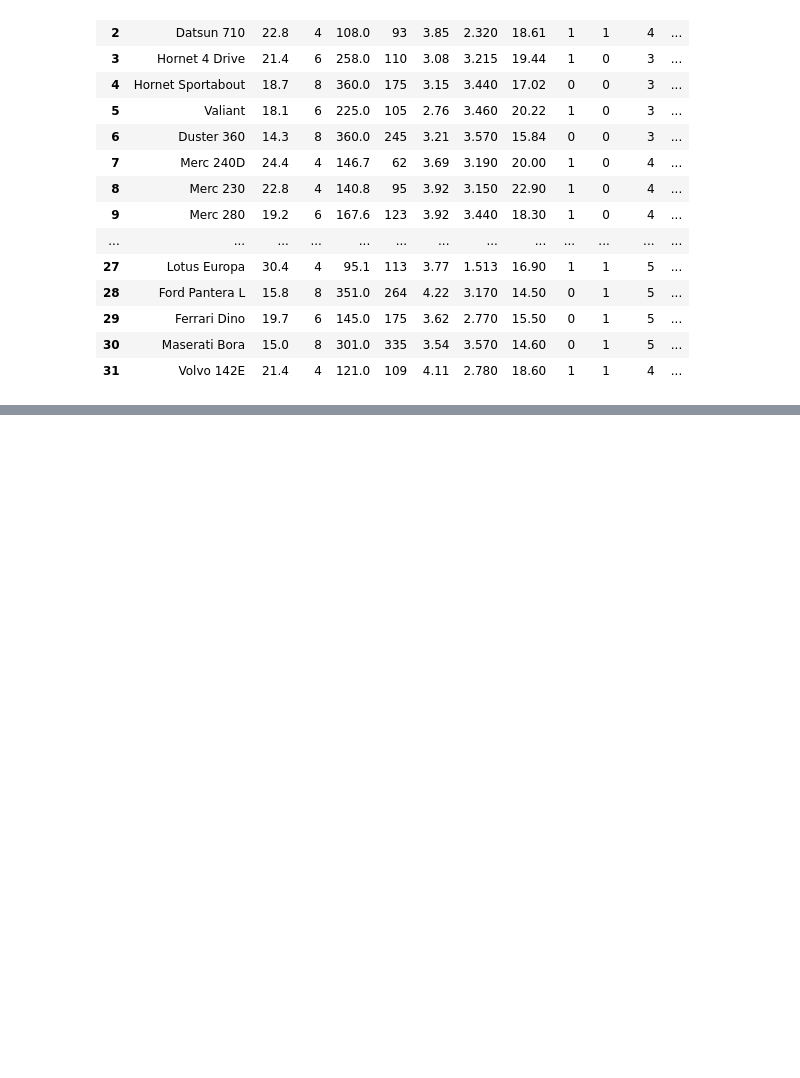
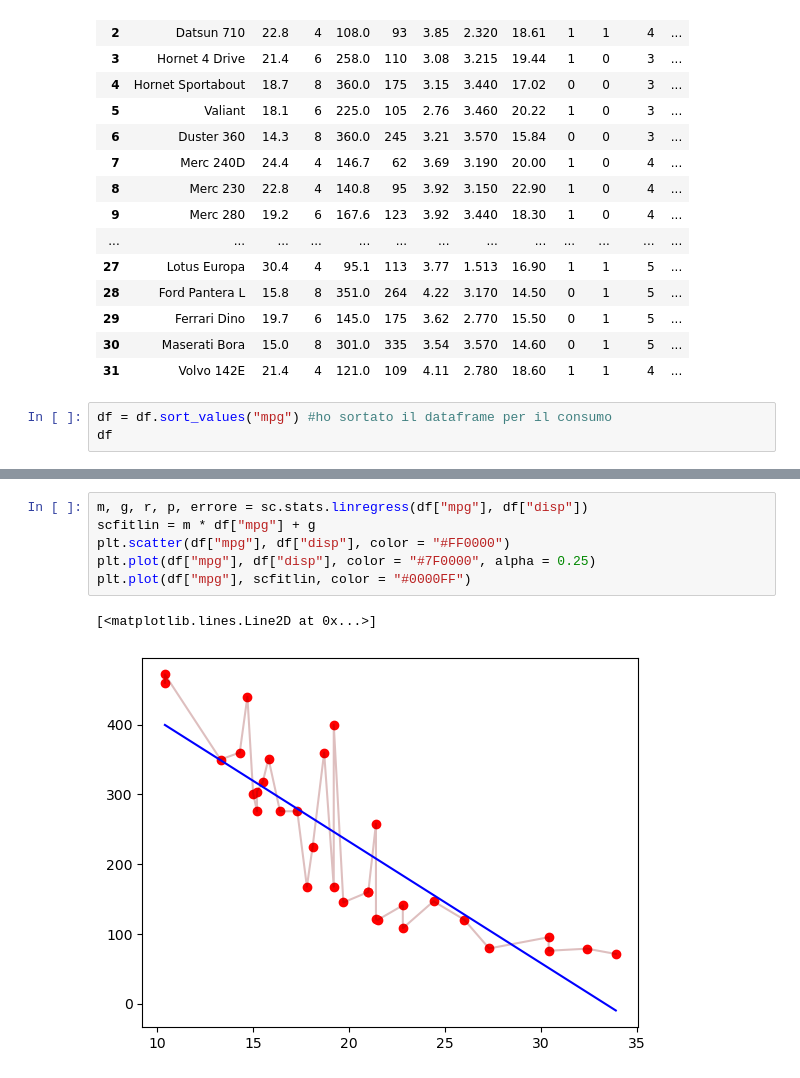
Before and after one commit to FlakpanzerVCoelian/Programming_LAB_II, a Jupyter notebook: 6_Esercizi_lez_6.ipynb, the cells around one changed output, grey strips where cells are left out. Cells and saved outputs as stored; diff of their text form; blank space fills up the shorter version.

```diff
--- a/6_Esercizi_lez_6.ipynb
+++ b/6_Esercizi_lez_6.ipynb
@@ -82,3 +128,6 @@ df
 | 29 | Ferrari Dino | 19.7 | 6 | 145.0 | 175 | 3.62 | 2.770 | 15.50 | 0 | 1 | 5 | ... |
 | 30 | Maserati Bora | 15.0 | 8 | 301.0 | 335 | 3.54 | 3.570 | 14.60 | 0 | 1 | 5 | ... |
 | 31 | Volvo 142E | 21.4 | 4 | 121.0 | 109 | 4.11 | 2.780 | 18.60 | 1 | 1 | 4 | ... |
+# %%
+df = df.sort_values("mpg") #ho sortato il dataframe per il consumo
+df
@@ -84,0 +152,9 @@ df
+# %%
+m, g, r, p, errore = sc.stats.linregress(df["mpg"], df["disp"])
+scfitlin = m * df["mpg"] + g
+plt.scatter(df["mpg"], df["disp"], color = "#FF0000")
+plt.plot(df["mpg"], df["disp"], color = "#7F0000", alpha = 0.25)
+plt.plot(df["mpg"], scfitlin, color = "#0000FF")
+# %% [output]
+[<matplotlib.lines.Line2D at 0x...>]
+[figure, added]
```
Also changed, not shown: parts of 5 cells of this notebook.
